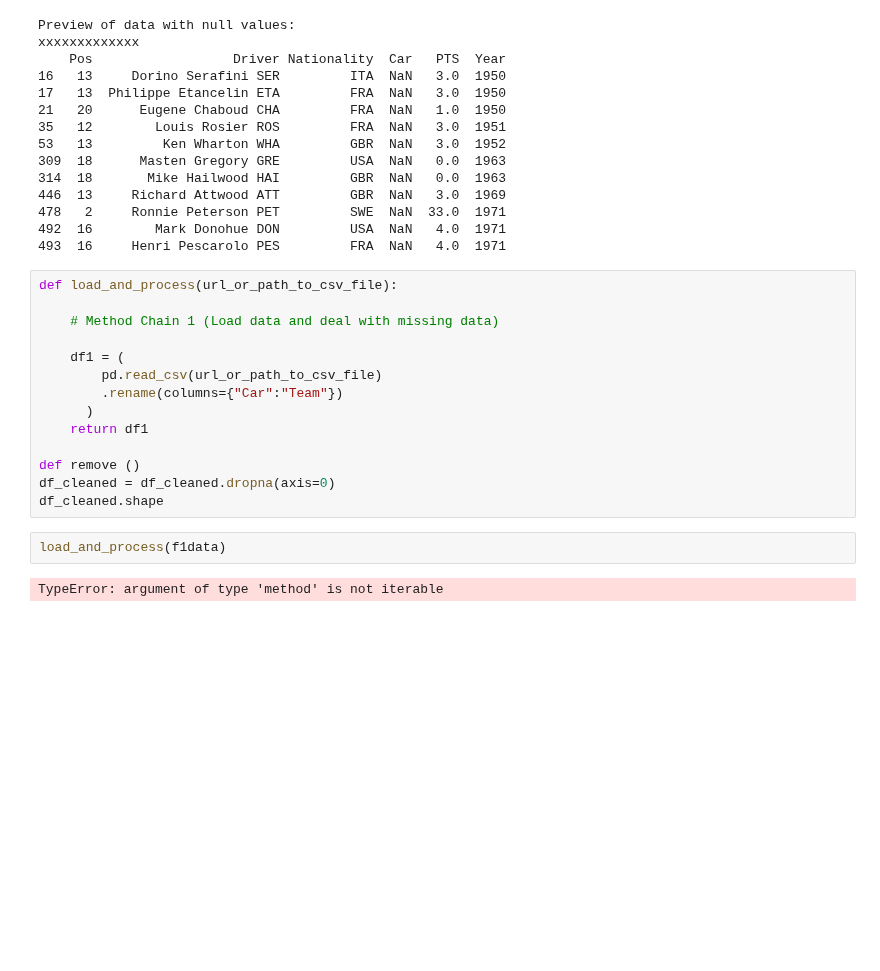
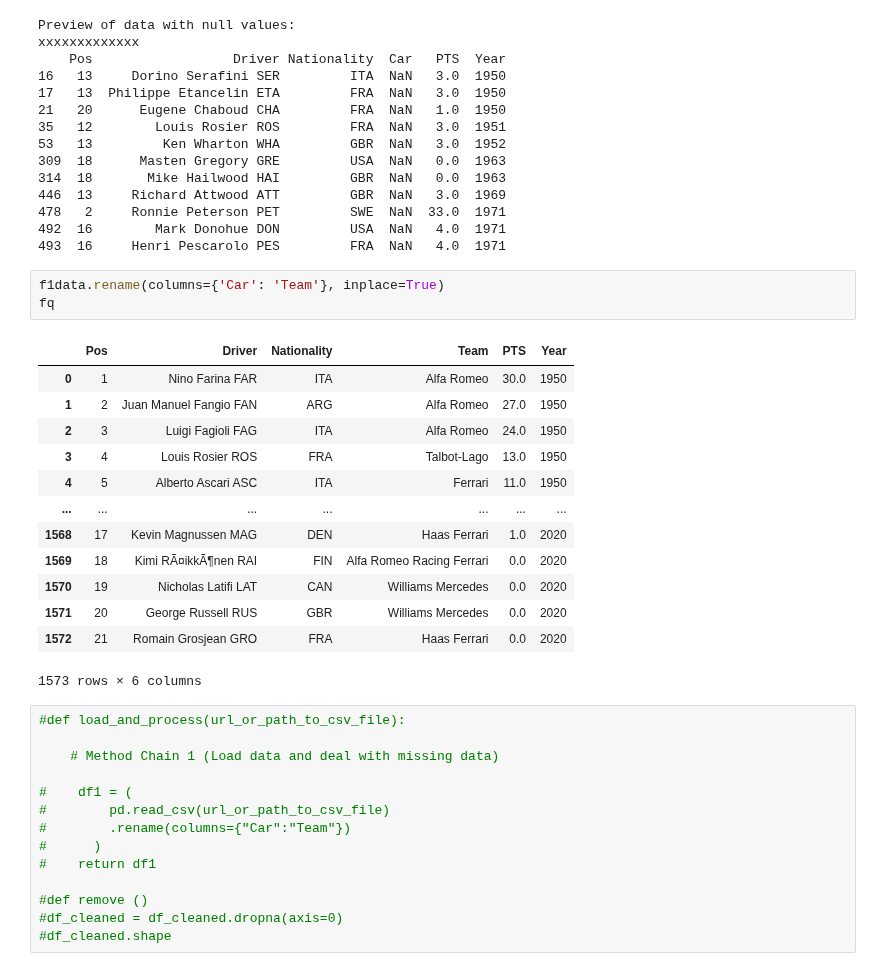
Before and after one commit to data301-2021-winter1/project-group12, a Jupyter notebook: notebooks/kennedyF.ipynb, the cells around one changed output. Drawn from its saved outputs; the diff is of its cells as text; blank space fills up the shorter version.

```diff
--- a/notebooks/kennedyF.ipynb
+++ b/notebooks/kennedyF.ipynb
@@ -185,21 +185,34 @@ xxxxxxxxxxxxx
 478   2     Ronnie Peterson PET         SWE  NaN  33.0  1971
 492  16        Mark Donohue DON         USA  NaN   4.0  1971
 493  16     Henri Pescarolo PES         FRA  NaN   4.0  1971
+# %%
+f1data.rename(columns={'Car': 'Team'}, inplace=True)
+fq
+# %% [output]
+|  | Pos | Driver | Nationality | Team | PTS | Year |
+| 0 | 1 | Nino Farina FAR | ITA | Alfa Romeo | 30.0 | 1950 |
+| 1 | 2 | Juan Manuel Fangio FAN | ARG | Alfa Romeo | 27.0 | 1950 |
+| 2 | 3 | Luigi Fagioli FAG | ITA | Alfa Romeo | 24.0 | 1950 |
+| 3 | 4 | Louis Rosier ROS | FRA | Talbot-Lago | 13.0 | 1950 |
+| 4 | 5 | Alberto Ascari ASC | ITA | Ferrari | 11.0 | 1950 |
+| ... | ... | ... | ... | ... | ... | ... |
+| 1568 | 17 | Kevin Magnussen MAG | DEN | Haas Ferrari | 1.0 | 2020 |
+| 1569 | 18 | Kimi RÃ¤ikkÃ¶nen RAI | FIN | Alfa Romeo Racing Ferrari | 0.0 | 2020 |
+| 1570 | 19 | Nicholas Latifi LAT | CAN | Williams Mercedes | 0.0 | 2020 |
+| 1571 | 20 | George Russell RUS | GBR | Williams Mercedes | 0.0 | 2020 |
+| 1572 | 21 | Romain Grosjean GRO | FRA | Haas Ferrari | 0.0 | 2020 |
+1573 rows × 6 columns
 # %%
-def load_and_process(url_or_path_to_csv_file):
+#def load_and_process(url_or_path_to_csv_file):
 
     # Method Chain 1 (Load data and deal with missing data)
 
-    df1 = (
-        pd.read_csv(url_or_path_to_csv_file)
-        .rename(columns={"Car":"Team"})
-      )
-    return df1
+#    df1 = (
+#        pd.read_csv(url_or_path_to_csv_file)
+#        .rename(columns={"Car":"Team"})
+#      )
+#    return df1
 
-def remove ()
-df_cleaned = df_cleaned.dropna(axis=0)
-df_cleaned.shape
+#def remove ()
+#df_cleaned = df_cleaned.dropna(axis=0)
+#df_cleaned.shape
-# %%
-load_and_process(f1data)
-# %% [output]
-TypeError: argument of type 'method' is not iterable
```
